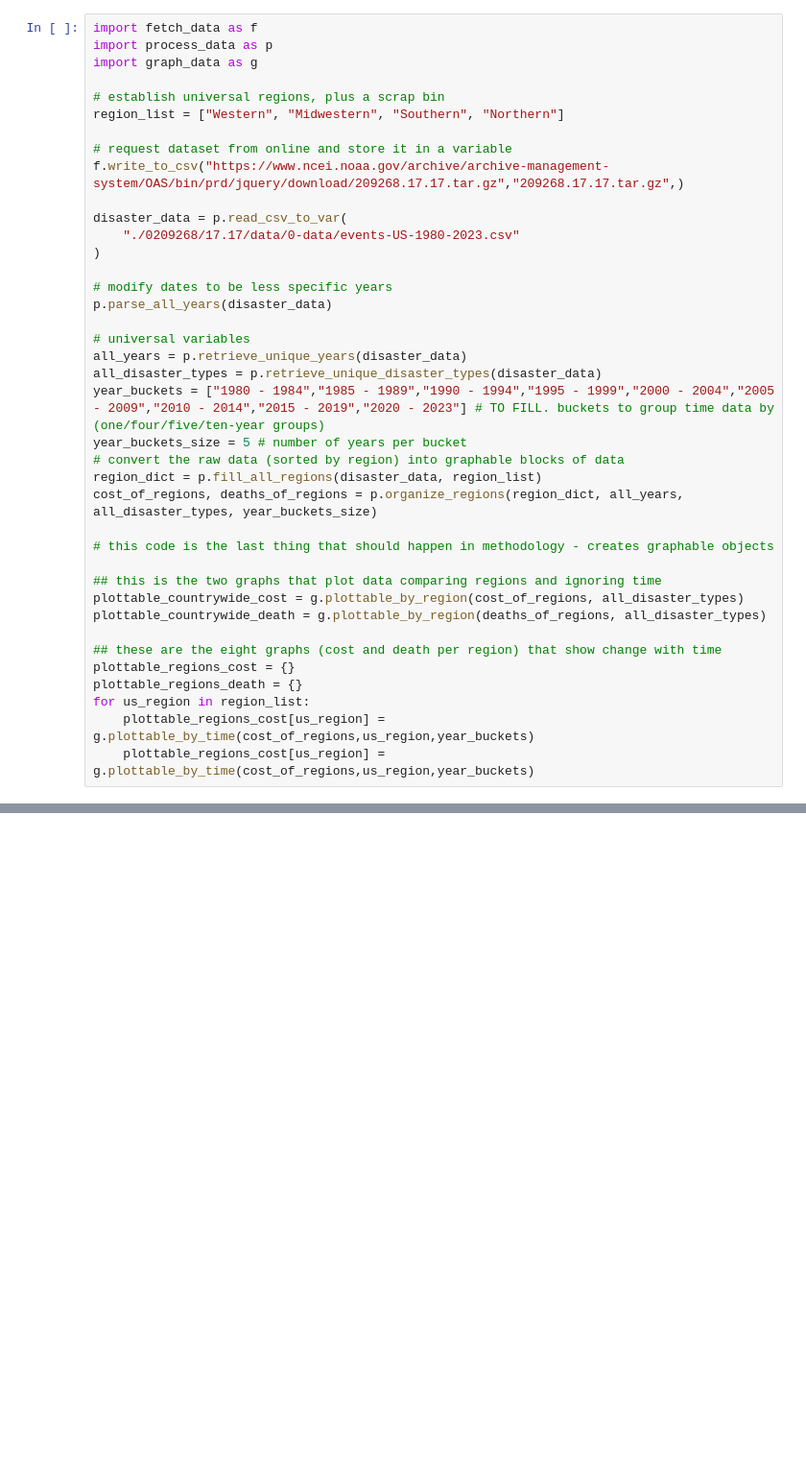
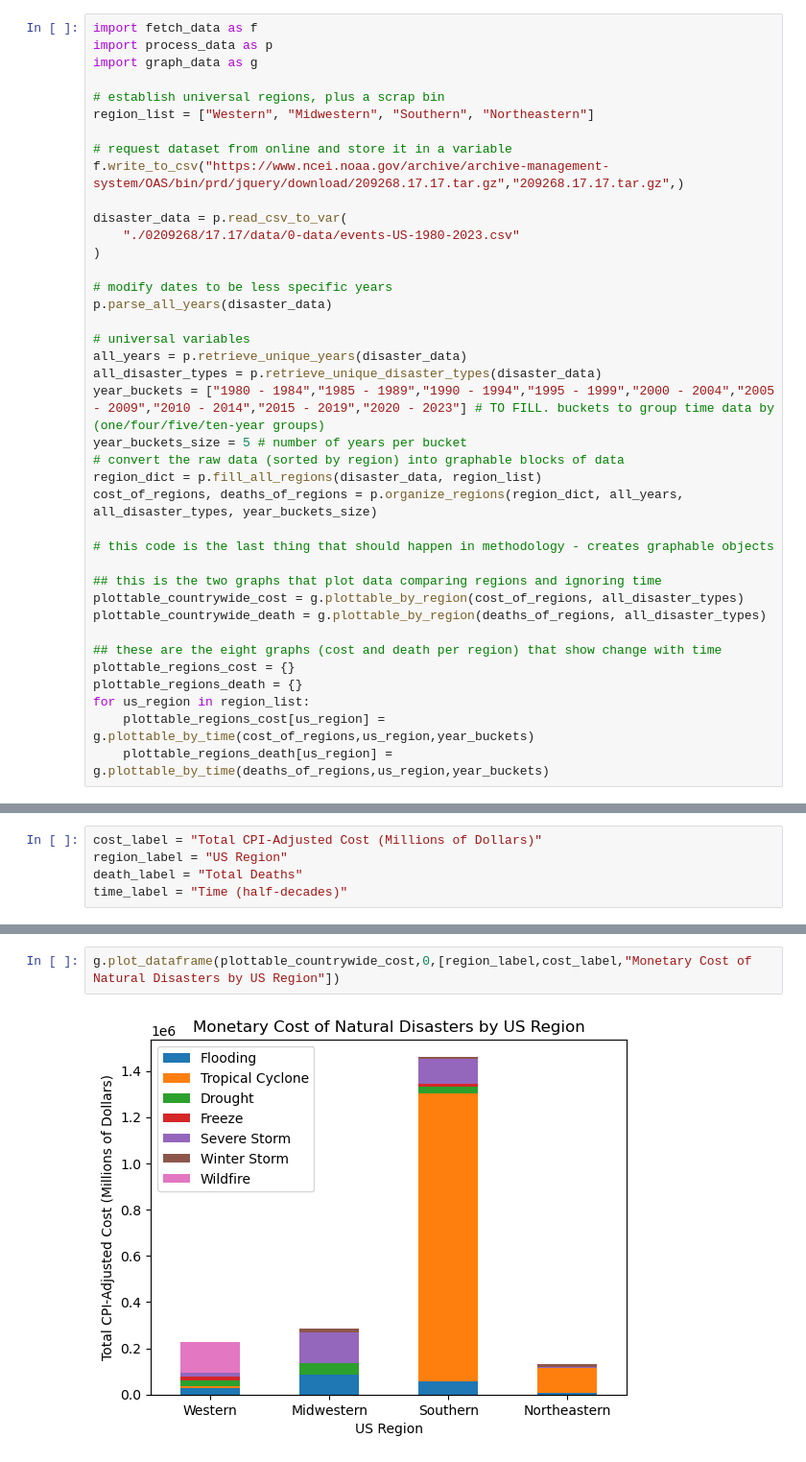
Before and after one commit to itannermahncke/natural_disaster_data_analysis, a Jupyter notebook: comp_essay.ipynb, the cells around one changed output, grey strips where cells are left out. Shown: that part at 96% size. Drawn from its saved outputs; the diff is of its cells as text; blank space fills up the shorter version.

```diff
--- a/comp_essay.ipynb
+++ b/comp_essay.ipynb
@@ -34,7 +34,7 @@ import process_data as p
 import graph_data as g
 
 # establish universal regions, plus a scrap bin
-region_list = ["Western", "Midwestern", "Southern", "Northern"]
+region_list = ["Western", "Midwestern", "Southern", "Northeastern"]
 
 # request dataset from online and store it in a variable
 f.write_to_csv("https://www.ncei.noaa.gov/archive/archive-management-system/OAS/bin/prd/jquery/download/209268.17.17.tar.gz","209268.17.17.tar.gz",)
@@ -66,4 +66,4 @@ plottable_regions_cost = {}
 plottable_regions_death = {}
 for us_region in region_list:
     plottable_regions_cost[us_region] = g.plottable_by_time(cost_of_regions,us_region,year_buckets)
-    plottable_regions_cost[us_region] = g.plottable_by_time(cost_of_regions,us_region,year_buckets)
+    plottable_regions_death[us_region] = g.plottable_by_time(deaths_of_regions,us_region,year_buckets)
@@ -78,0 +74,5 @@ for us_region in region_list:
+# %%
+cost_label = "Total CPI-Adjusted Cost (Millions of Dollars)"
+region_label = "US Region"
+death_label = "Total Deaths"
+time_label = "Time (half-decades)"
@@ -78,0 +83,4 @@ for us_region in region_list:
+# %%
+g.plot_dataframe(plottable_countrywide_cost,0,[region_label,cost_label,"Monetary Cost of Natural Disasters by US Region"])
+# %% [output]
+[figure, added]
```
Also changed, not shown: parts of 14 cells of this notebook.
